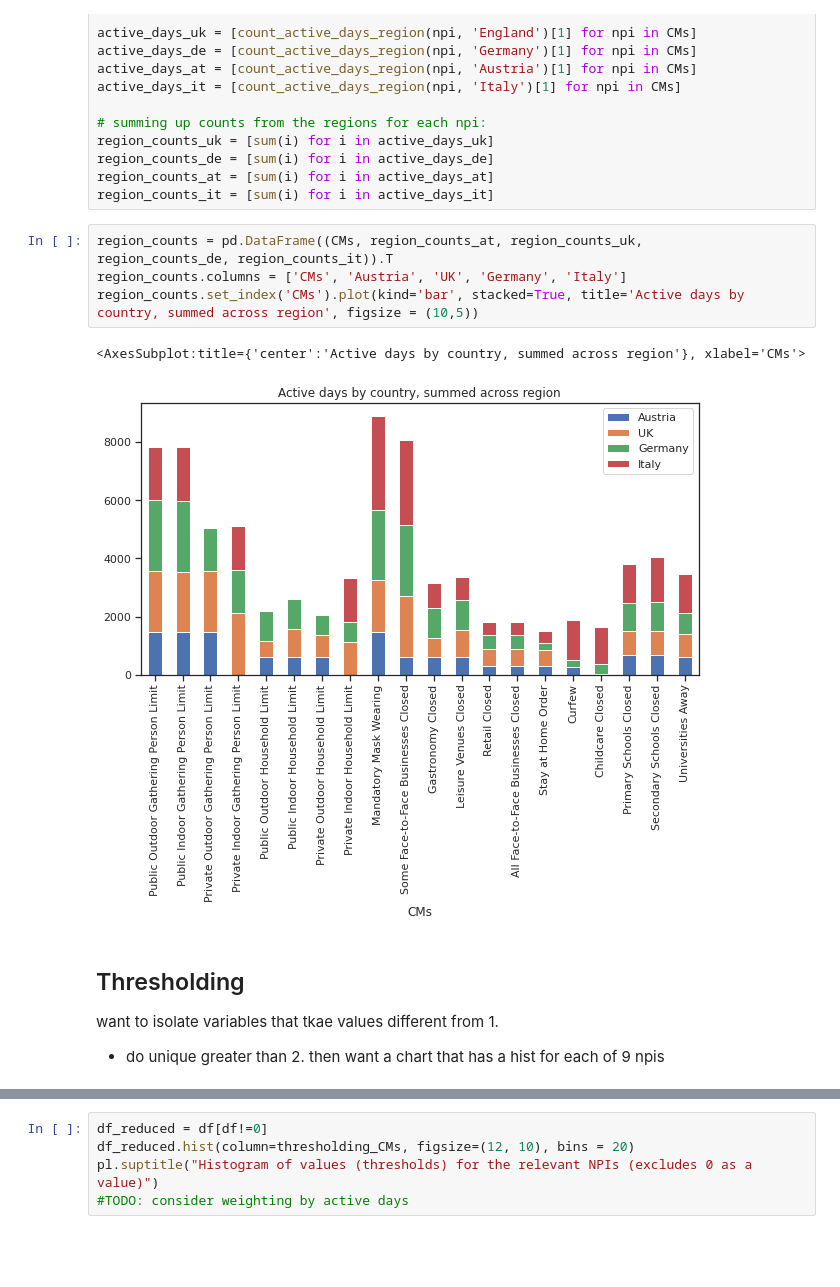
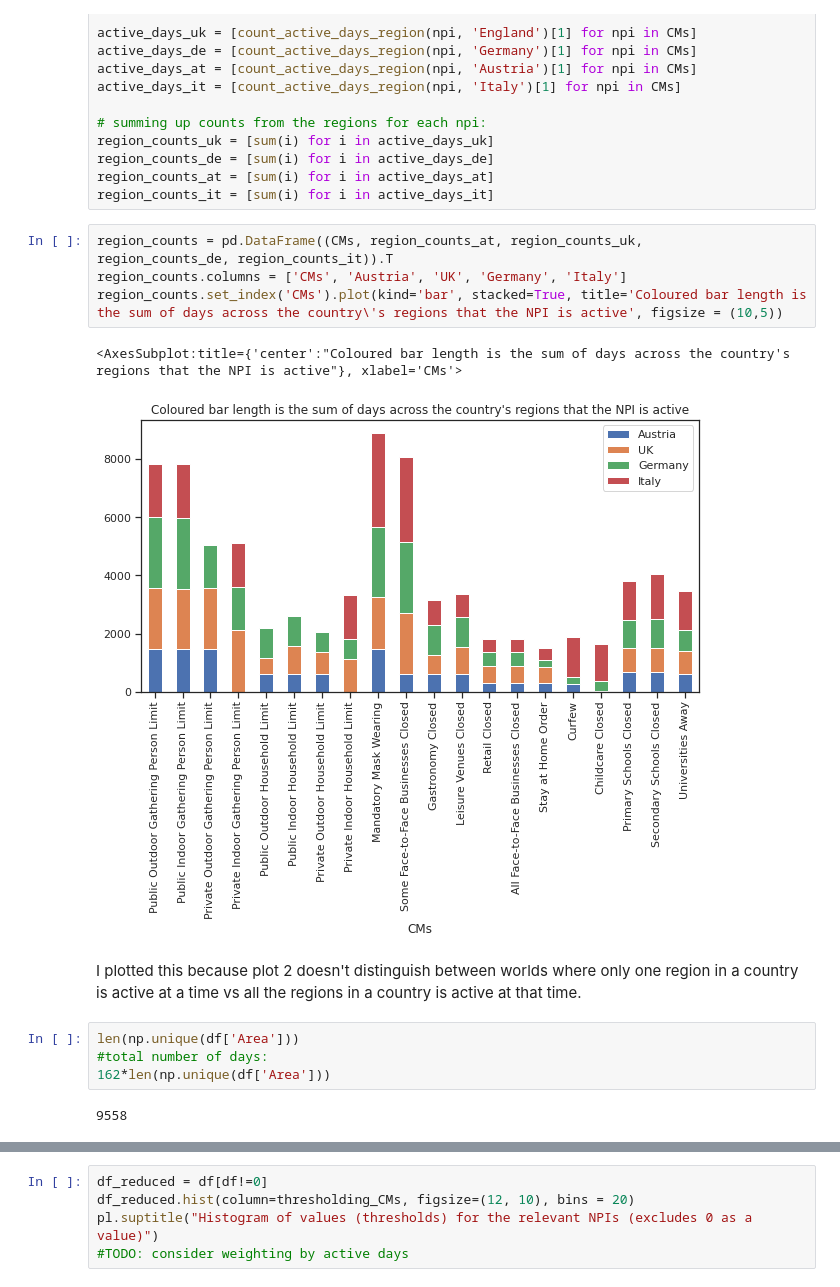
Before and after one commit to MrinankSharma/COVID19NPISecondWave, a Jupyter notebook: notebooks/exploratory_data_analysis.ipynb, the cells around one changed output, grey strips where cells are left out. Saved outputs shown, nothing was run; the diff lists cells and outputs as text; blank space fills up the shorter version.

```diff
--- a/notebooks/exploratory_data_analysis.ipynb
+++ b/notebooks/exploratory_data_analysis.ipynb
@@ -112,14 +77,16 @@ region_counts_it = [sum(i) for i in active_days_it]
 # %%
 region_counts = pd.DataFrame((CMs, region_counts_at, region_counts_uk,
 region_counts_de, region_counts_it)).T
 region_counts.columns = ['CMs', 'Austria', 'UK', 'Germany', 'Italy']
-region_counts.set_index('CMs').plot(kind='bar', stacked=True, title='Active days by country, summed across region', figsize = (10,5))
+region_counts.set_index('CMs').plot(kind='bar', stacked=True, title='Coloured bar length is the sum of days across the country\'s regions that the NPI is active', figsize = (10,5))
 # %% [output]
-<AxesSubplot:title={'center':'Active days by country, summed across region'}, xlabel='CMs'>
+<AxesSubplot:title={'center':"Coloured bar length is the sum of days across the country's regions that the NPI is active"}, xlabel='CMs'>
-[figure, old version]
+[figure, new version]
-# %% [markdown]
-## Thresholding
-
-want to isolate variables that tkae values different from 1.
-- do unique greater than 2.
-then want a chart that has a hist for each of 9 npis
+# %% [markdown]
+ I plotted this because plot 2 doesn't distinguish between worlds where only one region in a country is active at a time vs all the regions in a country is active at that time.
+# %%
+len(np.unique(df['Area']))
+#total number of days:
+162*len(np.unique(df['Area']))
+# %% [output]
+9558
```
Also changed, not shown: parts of 19 cells of this notebook.
